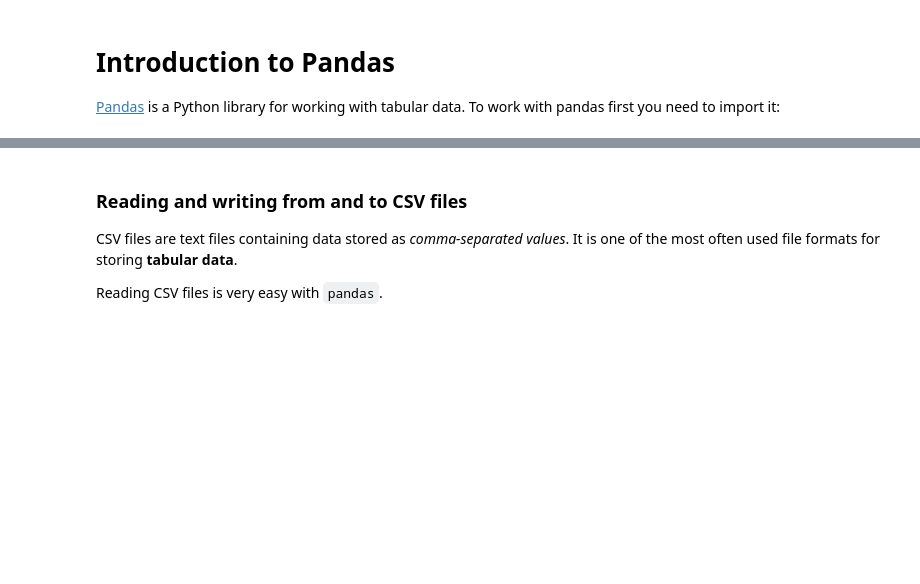
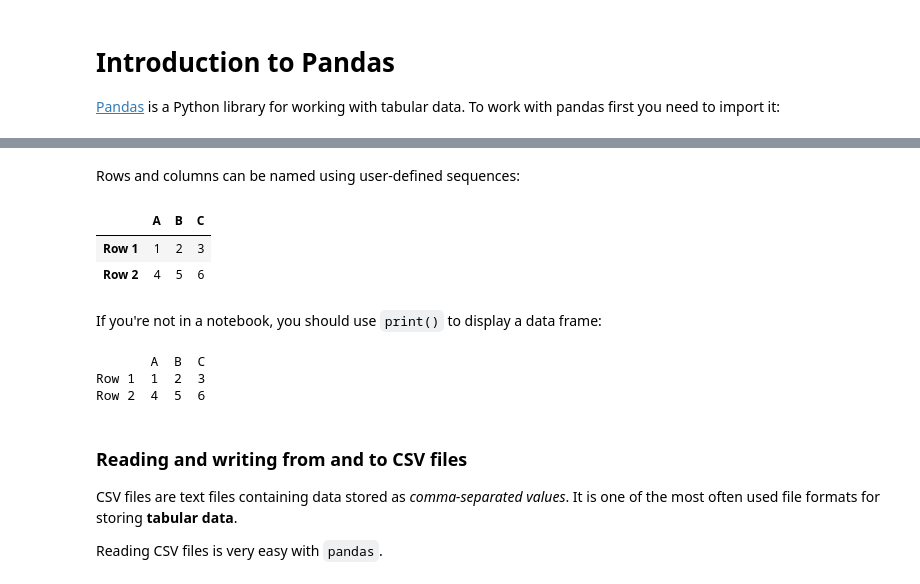
Before and after one commit to krzysztofarendt/deap, a Jupyter notebook: Lecture_4.ipynb, the cells around one changed output, grey strips where cells are left out. Saved outputs shown, nothing was run; the diff lists cells and outputs as text; code cells hidden in the pictures; blank space fills up the shorter version.

```diff
--- a/Lecture_4.ipynb
+++ b/Lecture_4.ipynb
@@ -152,3 +170,20 @@ import pandas as pd
+# %% [markdown]
+Rows and columns can be named using user-defined sequences:
+# %%
+df = pd.DataFrame(data=data, index=['Row 1', 'Row 2'], columns=['A', 'B', 'C'])
+df
+# %% [output]
+|  | A | B | C |
+| Row 1 | 1 | 2 | 3 |
+| Row 2 | 4 | 5 | 6 |
+# %% [markdown]
+If you're not in a notebook, you should use `print()` to display a data frame:
+# %%
+print(df)
+# %% [output]
+       A  B  C
+Row 1  1  2  3
+Row 2  4  5  6
 # %% [markdown]
 ### Reading and writing from and to CSV files
 
```
Also changed, not shown: parts of 4 cells of this notebook.
